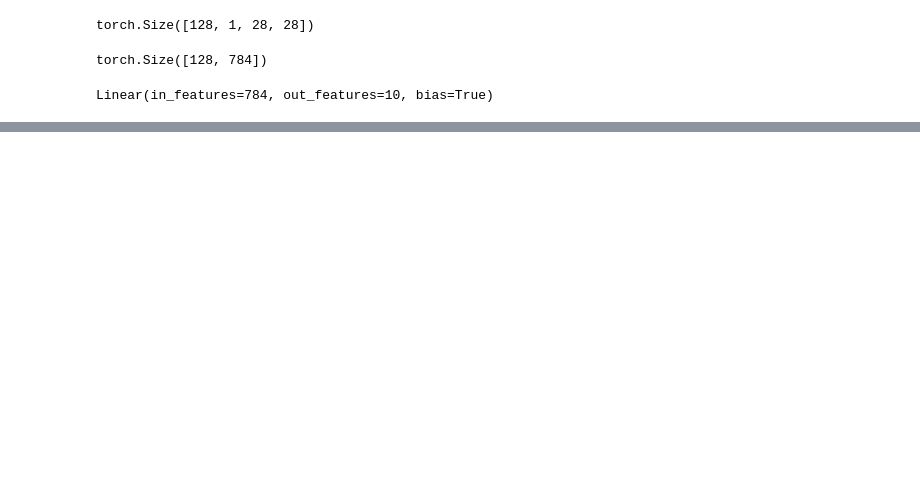
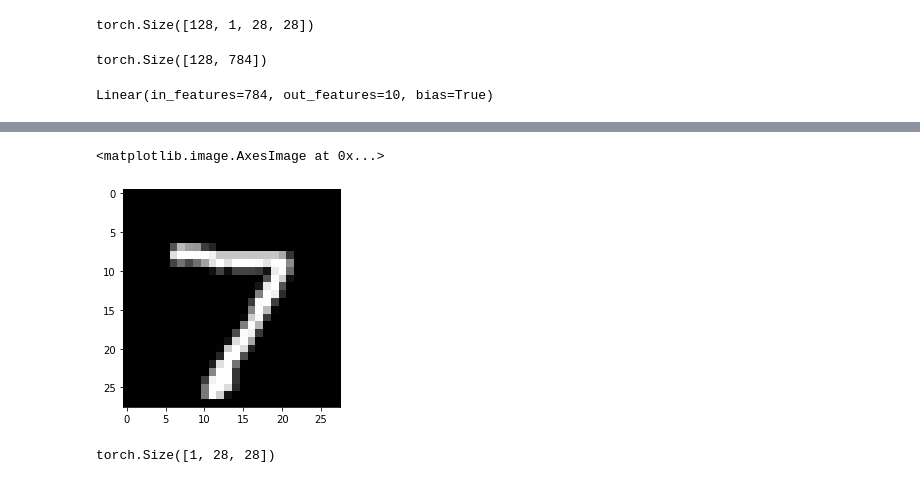
Before and after one commit to sharadk1234/Deep_Learning_NN, a Jupyter notebook: logistical_Regression_MNIST.ipynb, the cells around one changed output, grey strips where cells are left out. Cells and saved outputs as stored; diff of their text form; code cells hidden in the pictures; blank space fills up the shorter version.

```diff
--- a/logistical_Regression_MNIST.ipynb
+++ b/logistical_Regression_MNIST.ipynb
@@ -290,0 +629,10 @@ NameError: ignored
+# %%
+img, label = test_dataset[0]
+plt.imshow(img[0], cmap = 'gray')
+# %% [output]
+<matplotlib.image.AxesImage at 0x...>
+[figure, added]
+# %%
+img.shape
+# %% [output]
+torch.Size([1, 28, 28])
```
Also changed, not shown: parts of 107 cells of this notebook.
